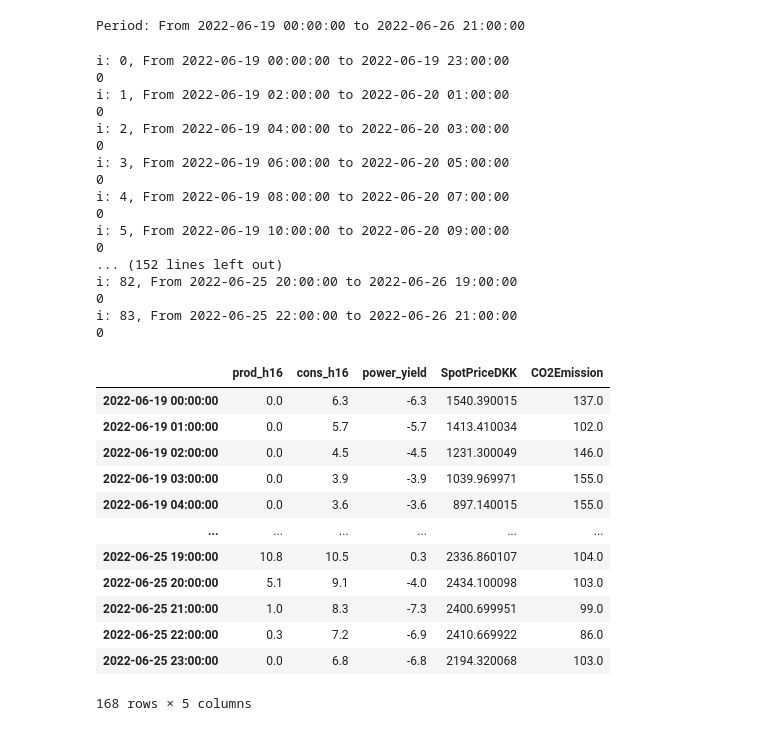
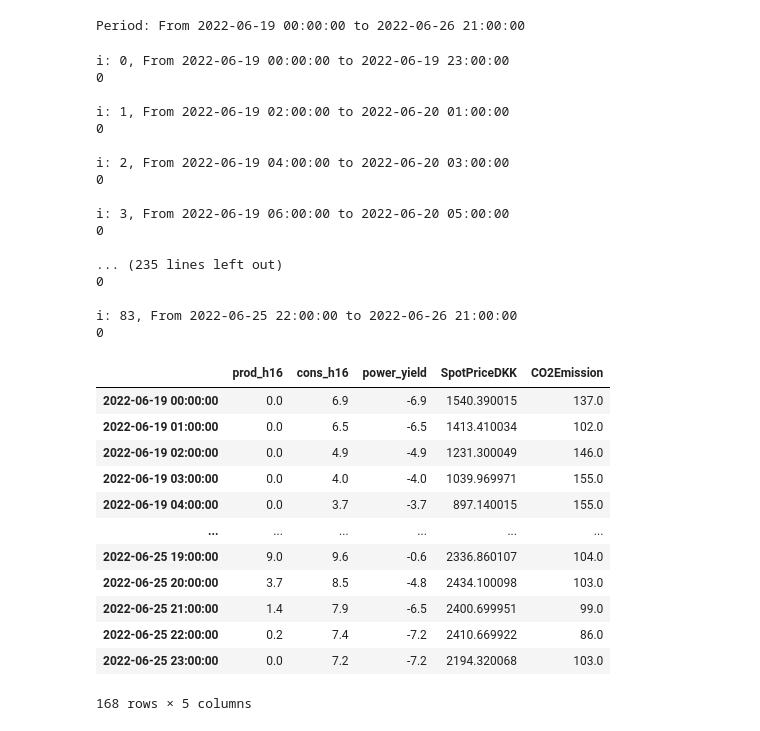
Before and after one commit to LortSkit/Bachelor-project, a Jupyter notebook: Price-Optimization/Single-House-Optimization.ipynb, the cells around one changed output. Drawn from its saved outputs; the diff is of its cells as text; code cells hidden in the pictures.

```diff
--- a/Price-Optimization/Single-House-Optimization.ipynb
+++ b/Price-Optimization/Single-House-Optimization.ipynb
@@ -79,8 +79,8 @@ stepsize=2
 Start="2022-06-19 00:00:00"
 End = pd.date_range(start=Start, periods=N+(24-stepsize), freq="h")[-1]
 
-train_prod = 2*7*24
-train_cons = 3000
+train_prod = 4000
+train_cons = 500
 
 BeforeProd = pd.date_range(end=Start, periods=train_prod+1, freq="h")[0]
 BeforeCons = pd.date_range(end=Start, periods=train_cons+1, freq="h")[0]
@@ -90,23 +90,21 @@ print(f"Period: From {Start} to {End}")
 Period: From 2022-06-19 00:00:00 to 2022-06-26 21:00:00
 # %%
 forecasterProd = ForecasterAutoreg(
-                 regressor = RandomForestRegressor(random_state=123,max_depth=8,max_features=3,n_estimators=100,n_jobs=4),
-                 lags      = list(range(1,10+1,1))
+                 regressor = RandomForestRegressor(random_state=123,max_depth=12,max_features='log2',n_estimators=412,n_jobs=4),
+                 lags      = list(range(1,24+1,1))
                 )
 forecasterCons = ForecasterAutoreg(
-                 regressor = RandomForestRegressor(random_state=123,max_depth=8,max_features=4,n_estimators=100,n_jobs=4),
-                 lags      = list(range(1,10+1,1))
+                 regressor = RandomForestRegressor(random_state=123,max_depth=9,max_features='log2',n_estimators=633,n_jobs=4),
+                 lags      = list(range(1,12+1,1))
                 )
 
 battery_no = Battery(max_capacity=bat_capacity,max_charge=0)
 battery    = Battery(max_capacity=bat_capacity,max_charge=7)
 DPbat      = Battery(max_capacity=bat_capacity,max_charge=7)
-DP2bat     = Battery(max_capacity=bat_capacity,max_charge=7)
 
 series_no_battery  = pd.DataFrame(columns=merged.columns)
 series_battery     = pd.DataFrame(columns=merged.columns)
 series_battery_DP  = pd.DataFrame(columns=merged.columns)
-series_battery_DP2 = pd.DataFrame(columns=merged.columns)
 
 preds = pd.DataFrame()
 for i in range(N//stepsize):#stepsize has to be even
@@ -156,67 +154,56 @@ for i in range(N//stepsize):#stepsize has to be even
     temp_no_bat = pred_logic_rollout(merged_i, pred_i, deepcopy(battery_no), logic_bat)
     temp_bat = pred_logic_rollout(merged_i, pred_i, deepcopy(battery), logic_bat)
 
-    DP = DPModel(24, pred_i.index[0], pred_i.index[-1], house, pred_i, deepcopy(DPbat))
-    _, pi = DP_stochastic(DP)
-    _, _, actions = policy_rollout(DP,pi=lambda x, k: pi[k][x],x0=DPbat.get_current_capacity())
-
-    DP2 = DPModel2(24, pred_i.index[0], pred_i.index[-1], house, pred_i, deepcopy(DP2bat))
-    _, pi2 = DP_stochastic(DP2)
-    _, _, actions2 = policy_rollout(DP2,pi=lambda x, k: pi2[k][x],x0=DP2bat.get_current_capacity())
-
+    actions =  DP(24,pred_i.index[0],pred_i.index[-1],house,pred_i,deepcopy(DPbat),False,True)
     print()
 
     series_no_battery_i  = action_rollout(merged_i.iloc[:stepsize], battery_no, temp_no_bat[:stepsize])
     series_battery_i     = action_rollout(merged_i.iloc[:stepsize], battery, temp_bat[:stepsize])
     series_battery_DP_i  = action_rollout(merged_i.iloc[:stepsize], DPbat, actions)
-    series_battery_DP2_i = action_rollout(merged_i.iloc[:stepsize], DP2bat, actions2)
 
 
     preds=pd.concat([preds,pred_i[:stepsize]])
     series_no_battery  = pd.concat([series_no_battery,series_no_battery_i])
     series_battery     = pd.concat([series_battery,series_battery_i])
     series_battery_DP  = pd.concat([series_battery_DP,series_battery_DP_i])
-    series_battery_DP2 = pd.concat([series_battery_DP2,series_battery_DP2_i])
 
 series_no_battery["cost_cummulative"] = series_no_battery["cost"].cumsum(axis=0)
 series_battery["cost_cummulative"] = series_battery["cost"].cumsum(axis=0)
 series_battery_DP["cost_cummulative"] = series_battery_DP["cost"].cumsum(axis=0)
-series_battery_DP2["cost_cummulative"] = series_battery_DP2["cost"].cumsum(axis=0)
 series_no_battery["emission_cummulative"] = series_no_battery["emission"].cumsum(axis=0)
 series_battery["emission_cummulative"] = series_battery["emission"].cumsum(axis=0)
 series_battery_DP["emission_cummulative"] = series_battery_DP["emission"].cumsum(axis=0)
-series_battery_DP2["emission_cummulative"] = series_battery_DP2["emission"].cumsum(axis=0)
 preds
 # %% [output]
 i: 0, From 2022-06-19 00:00:00 to 2022-06-19 23:00:00
 0
+
 i: 1, From 2022-06-19 02:00:00 to 2022-06-20 01:00:00
 0
+
 i: 2, From 2022-06-19 04:00:00 to 2022-06-20 03:00:00
 0
+
 i: 3, From 2022-06-19 06:00:00 to 2022-06-20 05:00:00
 0
-i: 4, From 2022-06-19 08:00:00 to 2022-06-20 07:00:00
+
+... (235 lines left out)
 0
-i: 5, From 2022-06-19 10:00:00 to 2022-06-20 09:00:00
-0
-... (152 lines left out)
-i: 82, From 2022-06-25 20:00:00 to 2022-06-26 19:00:00
-0
+
 i: 83, From 2022-06-25 22:00:00 to 2022-06-26 21:00:00
 0
 |  | prod_h16 | cons_h16 | power_yield | SpotPriceDKK | CO2Emission |
-| 2022-06-19 00:00:00 | 0.0 | 6.3 | -6.3 | 1540.390015 | 137.0 |
-| 2022-06-19 01:00:00 | 0.0 | 5.7 | -5.7 | 1413.410034 | 102.0 |
-| 2022-06-19 02:00:00 | 0.0 | 4.5 | -4.5 | 1231.300049 | 146.0 |
-| 2022-06-19 03:00:00 | 0.0 | 3.9 | -3.9 | 1039.969971 | 155.0 |
-| 2022-06-19 04:00:00 | 0.0 | 3.6 | -3.6 | 897.140015 | 155.0 |
+| 2022-06-19 00:00:00 | 0.0 | 6.9 | -6.9 | 1540.390015 | 137.0 |
+| 2022-06-19 01:00:00 | 0.0 | 6.5 | -6.5 | 1413.410034 | 102.0 |
+| 2022-06-19 02:00:00 | 0.0 | 4.9 | -4.9 | 1231.300049 | 146.0 |
+| 2022-06-19 03:00:00 | 0.0 | 4.0 | -4.0 | 1039.969971 | 155.0 |
+| 2022-06-19 04:00:00 | 0.0 | 3.7 | -3.7 | 897.140015 | 155.0 |
 | ... | ... | ... | ... | ... | ... |
-| 2022-06-25 19:00:00 | 10.8 | 10.5 | 0.3 | 2336.860107 | 104.0 |
-| 2022-06-25 20:00:00 | 5.1 | 9.1 | -4.0 | 2434.100098 | 103.0 |
-| 2022-06-25 21:00:00 | 1.0 | 8.3 | -7.3 | 2400.699951 | 99.0 |
-| 2022-06-25 22:00:00 | 0.3 | 7.2 | -6.9 | 2410.669922 | 86.0 |
-| 2022-06-25 23:00:00 | 0.0 | 6.8 | -6.8 | 2194.320068 | 103.0 |
+| 2022-06-25 19:00:00 | 9.0 | 9.6 | -0.6 | 2336.860107 | 104.0 |
+| 2022-06-25 20:00:00 | 3.7 | 8.5 | -4.8 | 2434.100098 | 103.0 |
+| 2022-06-25 21:00:00 | 1.4 | 7.9 | -6.5 | 2400.699951 | 99.0 |
+| 2022-06-25 22:00:00 | 0.2 | 7.4 | -7.2 | 2410.669922 | 86.0 |
+| 2022-06-25 23:00:00 | 0.0 | 7.2 | -7.2 | 2194.320068 | 103.0 |
 168 rows × 5 columns
 # %%
 print_price_summary(series_no_battery)
```
Also changed, not shown: parts of 4 cells of this notebook, 5 other files.
